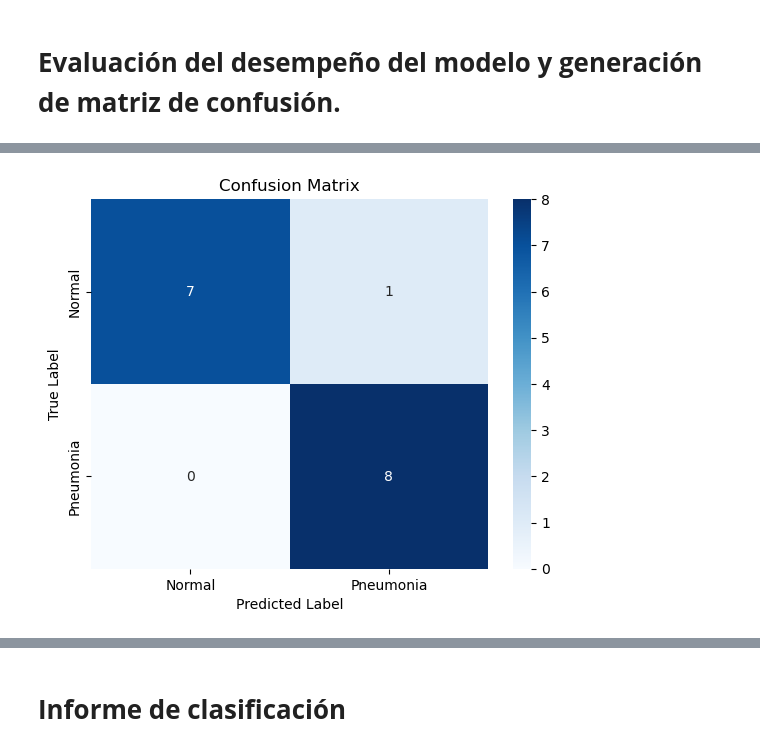
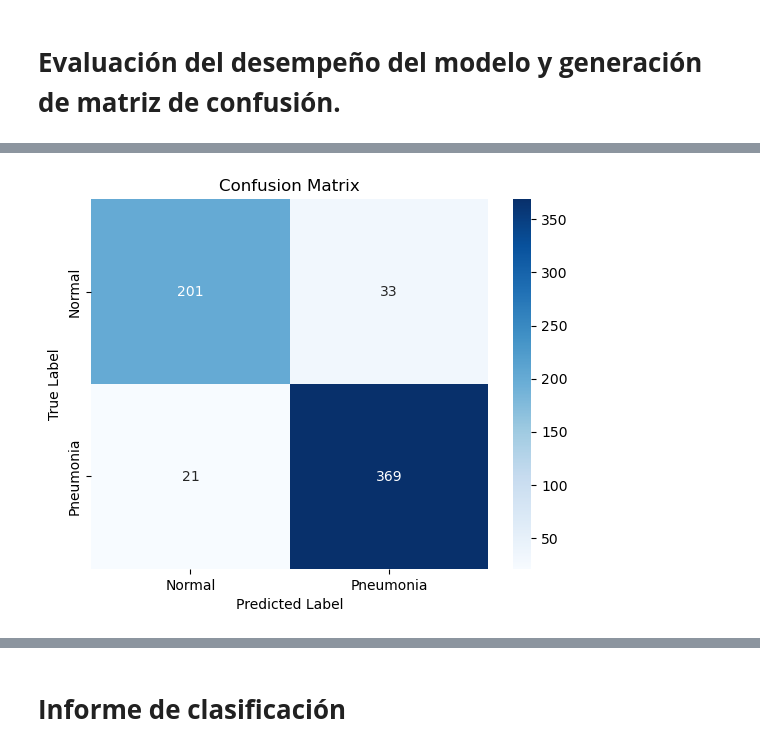
Before and after one commit to Salome-Miguel/MachineLearning-Rayos-X, a Jupyter notebook: chestpneumonia-p.ipynb, the cells around one changed output, grey strips where cells are left out. Cells and saved outputs as stored; diff of their text form; code cells hidden in the pictures.

```diff
--- a/chestpneumonia-p.ipynb
+++ b/chestpneumonia-p.ipynb
@@ -190,3 +172,11 @@ plt.show()
+# %%
+from tensorflow.keras.models import load_model
+
+# Ruta y nombre del archivo donde se guardó el modelo
+model_path = 'my_model.h5'
+
+# Cargar el modelo guardado
+loaded_model = load_model(model_path)
 # %% [markdown]
 # **Grafica de la curva de aprendizaje**
 # %% [markdown]
@@ -207,7 +197,7 @@ plt.show()
 # %% [markdown]
 # **Evaluar el modelo en el conjunto de prueba**
 # %%
-test_dir = "/kaggle/input/chest-xray-pneumonia/chest_xray/val"
+test_dir = "/kaggle/input/chest-xray-pneumonia/chest_xray/test"
 test_datagen = ImageDataGenerator(rescale=1./255)
 test_generator = test_datagen.flow_from_directory(
 test_dir,
@@ -226,21 +216,14 @@ Found 16 images belonging to 2 classes.
 # **Evaluación del desempeño del modelo y generación de matriz de confusión.**
 # %%
 test_generator.reset()
-y_pred = model.predict(test_generator)#se utilizan las imágenes de prueba para obtener las predicciones de salida del modelo.
+y_pred = loaded_model.predict(test_generator)#se utilizan las imágenes de prueba para obtener las predicciones de salida del modelo.
 y_pred = np.round(y_pred).flatten() #redondea los valores de las predicciones a 0 o 1 para obtener las etiquetas predichas.
 y_true = test_generator.classes#devuelve las etiquetas verdaderas de las imágenes del conjunto de prueba.
 cm = confusion_matrix(y_true, y_pred)
-
-#TN, FP, FN, TP = cm.ravel()
-
-#sensibilidad = TP / (TP + FN)
-#especificidad = TN / (TN + FP)
 
 sns.heatmap(cm, annot=True, cmap='Blues', fmt='g', xticklabels=['Normal', 'Pneumonia'], yticklabels=['Normal', 'Pneumonia'])
 plt.xlabel('Predicted Label')
 plt.ylabel('True Label')
 plt.title('Confusion Matrix')
-#plt.text(0, 0.9, f'Sensibilidad: {sensibilidad:.2f}', fontsize=12)
-#plt.text(0, 1, f'Especificidad: {especificidad:.2f}', fontsize=12)
 plt.show()
 # %% [output]
@@ -248 +231 @@ plt.show()
-[figure, old version]
+[figure, new version]
```
Also changed, not shown: parts of 19 cells of this notebook.
